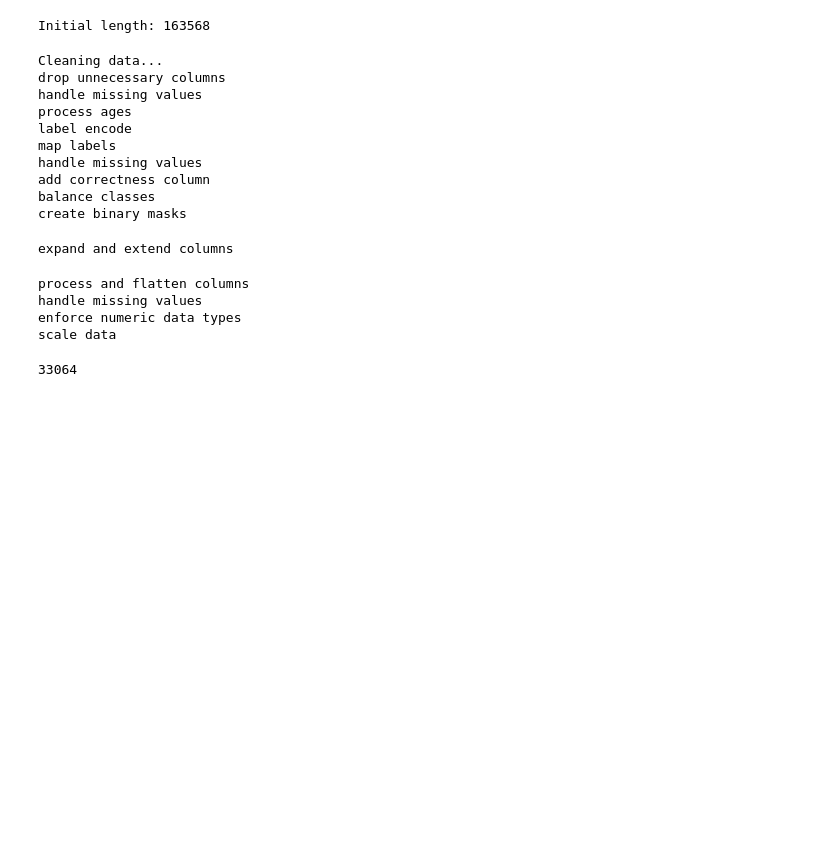
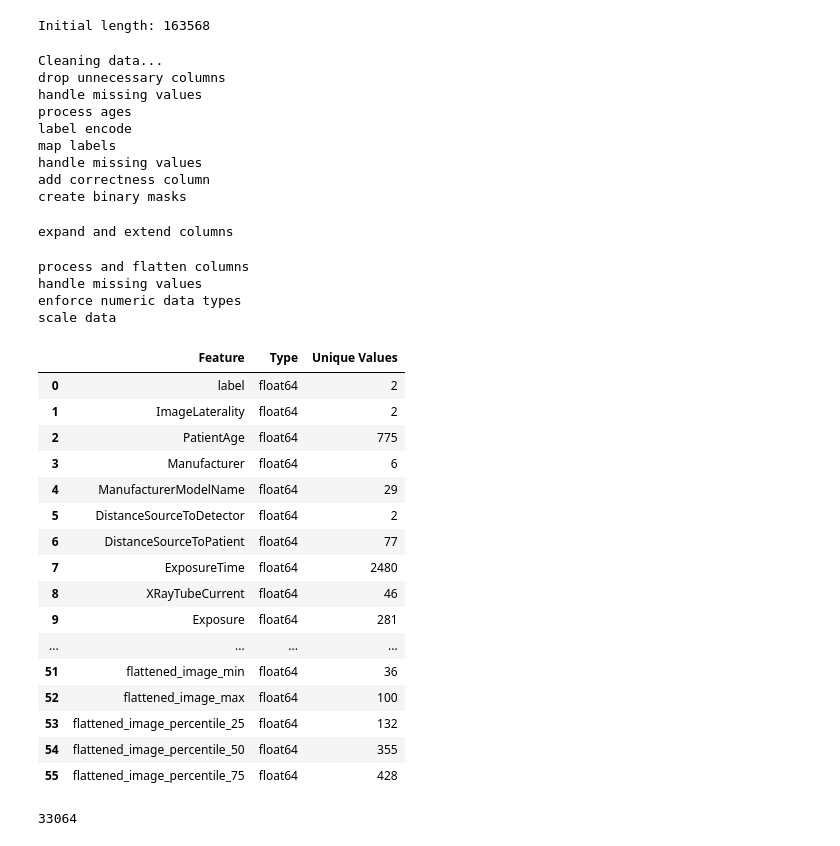
Before and after one commit to RyanZurrin/CS438-Final-Project, a Jupyter notebook: Prototyping_notebooks/ML_DATA_CLEANER_TEST.ipynb, the cells around one changed output. Drawn from its saved outputs; the diff is of its cells as text; code cells hidden in the pictures; blank space fills up the shorter version.

```diff
--- a/ML_DATA_CLEANER_TEST.ipynb
+++ b/Prototyping_notebooks/ML_DATA_CLEANER_TEST.ipynb
@@ -139,7 +159,7 @@ print("Initial length:", len(cleaner.df))
 # %% [output]
 Initial length: 163568
 # %%
-img_data, cleaned_df = cleaner.clean_data(return_img_mask_data=True, balance_classes=True, scale=True)
+img_data, cleaned_df = cleaner.clean_data(return_img_mask_data=True, scale=True)
 # %% [output]
 Cleaning data...
 drop unnecessary columns
@@ -149,13 +169,40 @@ label encode
 map labels
 handle missing values
 add correctness column
-balance classes
 create binary masks
 expand and extend columns
 process and flatten columns
 handle missing values
 enforce numeric data types
 scale data
+# %%
+for col in cleaned_df.columns:
+    unique_count = unique_values_count(cleaned_df[col])
+    summary_info['Feature'].append(col)
+    summary_info['Type'].append(cleaned_df[col].dtype)
+    summary_info['Unique Values'].append(unique_count)
+
+summary_df = pd.DataFrame(summary_info)
+# %%
+summary_df
+# %% [output]
+|  | Feature | Type | Unique Values |
+| 0 | label | float64 | 2 |
+| 1 | ImageLaterality | float64 | 2 |
+| 2 | PatientAge | float64 | 775 |
+| 3 | Manufacturer | float64 | 6 |
+| 4 | ManufacturerModelName | float64 | 29 |
+| 5 | DistanceSourceToDetector | float64 | 2 |
+| 6 | DistanceSourceToPatient | float64 | 77 |
+| 7 | ExposureTime | float64 | 2480 |
+| 8 | XRayTubeCurrent | float64 | 46 |
+| 9 | Exposure | float64 | 281 |
+| ... | ... | ... | ... |
+| 51 | flattened_image_min | float64 | 36 |
+| 52 | flattened_image_max | float64 | 100 |
+| 53 | flattened_image_percentile_25 | float64 | 132 |
+| 54 | flattened_image_percentile_50 | float64 | 355 |
+| 55 | flattened_image_percentile_75 | float64 | 428 |
 # %%
 len(cleaned_df)
 # %% [output]
```
Also changed, not shown: parts of 5 cells of this notebook, 14 other files.
